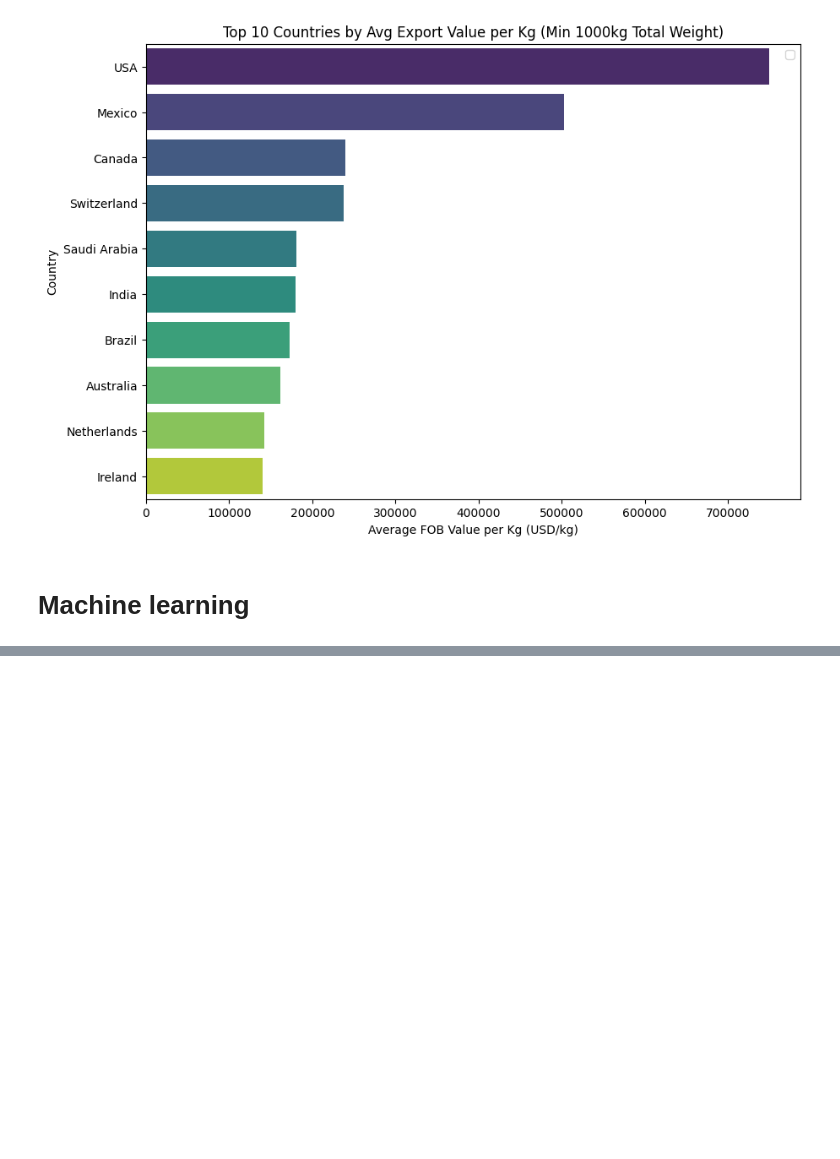
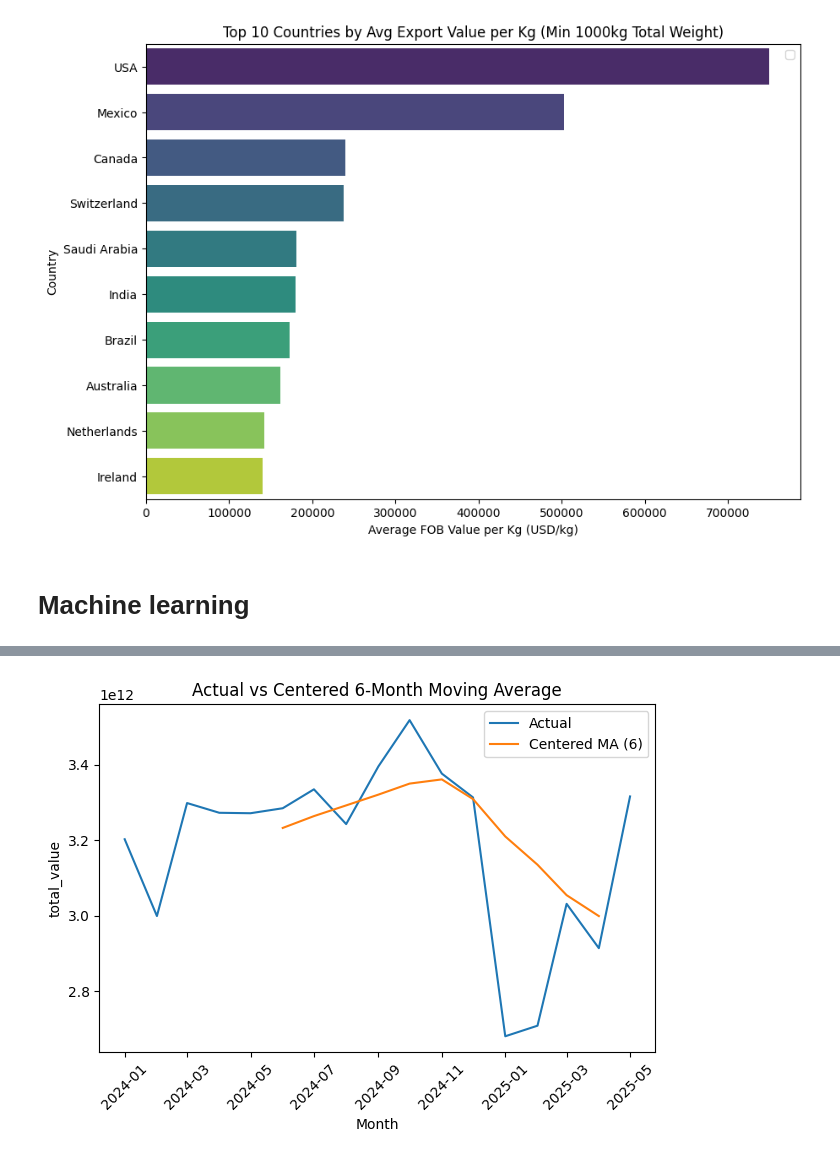
Before and after one commit to rfih/Dibimbing---DSDA, a Jupyter notebook: Final Project Data Science/Monthly.ipynb, the cells around one changed output, grey strips where cells are left out. Saved outputs shown, nothing was run; the diff lists cells and outputs as text; code cells hidden in the pictures; blank space fills up the shorter version.

```diff
--- a/Final Project Data Science/Monthly.ipynb
+++ b/Final Project Data Science/Monthly.ipynb
@@ -1117,10 +1098,0 @@ dfe["ref_date"] = pd.to_datetime(dict(year=yy, month=mm, day=1), errors="coerce"
-# %%
-# ---------- 1) Monthly aggregates (ratio-of-sums for USD/kg, rule #7) ---------
-monthly = (dfe.groupby(["period","ref_date"], as_index=False)
-             .agg(total_value=("value","sum"),
-                  total_kg=("netWgt","sum"),
-                  shipments=("value","size"),
-                  n_reporters=("reporterDesc","nunique"),
-                  n_partners=("partnerDesc","nunique")))
-monthly["usd_per_kg"] = monthly["total_value"] / monthly["total_kg"]
-monthly = monthly.sort_values("ref_date").reset_index(drop=True)
@@ -1355,13 +1098,0 @@ plt.show()
-# %%
-# 3) Scatter: total kg vs weighted USD/kg (log-x), label outliers
-min_kg = 10_000  # change to 1_000 or 50_000 to test sensitivity
-m = monthly[monthly["total_kg"] >= min_kg].copy()
-
-plt.figure()
-plt.scatter(m["total_kg"], m["usd_per_kg"])
-plt.xscale("log")
-plt.title(f"Total kg vs USD/kg (min_kg = {min_kg:,})")
-plt.xlabel("Total kg (log scale)")
-plt.ylabel("Weighted USD/kg")
-plt.tight_layout()
-plt.show()
@@ -1427,0 +1099,5 @@ plt.show()
+# %%
+# ---------- 1) Parameters ---------------------------------------------------------
+value_col = "total_value"   # <- set to "total_kg" if you want Net Weight instead
+season    = 12
+horizon   = 7               # 6 months of future forecast
@@ -1427,0 +1225,5 @@ plt.show()
+# %%
+# ---------- 3) Run decomposition on the metric you chose -------------------------
+components, forecast_6, seasonal_indices, meta = decomp_forecast_multiplicative_flex(
+    monthly, value_col="total_value", ma_window=6, season=6, horizon=6
+)
@@ -1427,0 +1270,10 @@ plt.show()
+# %%
+# ---------- 5) Plots like your Excel --------------------------------------------
+# A) CMA vs Actual (smoothed level)
+plt.figure()
+plt.plot(components.index, components["Actual"], label="Actual")
+plt.plot(components.index, components["CMA"], label="Centered MA (6)")
+plt.title("Actual vs Centered 6-Month Moving Average")
+plt.xlabel("Month"); plt.ylabel(value_col); plt.xticks(rotation=45); plt.legend(); plt.tight_layout(); plt.show()
+# %% [output]
+[figure, added]
```
Also changed, not shown: parts of 50 cells of this notebook.
